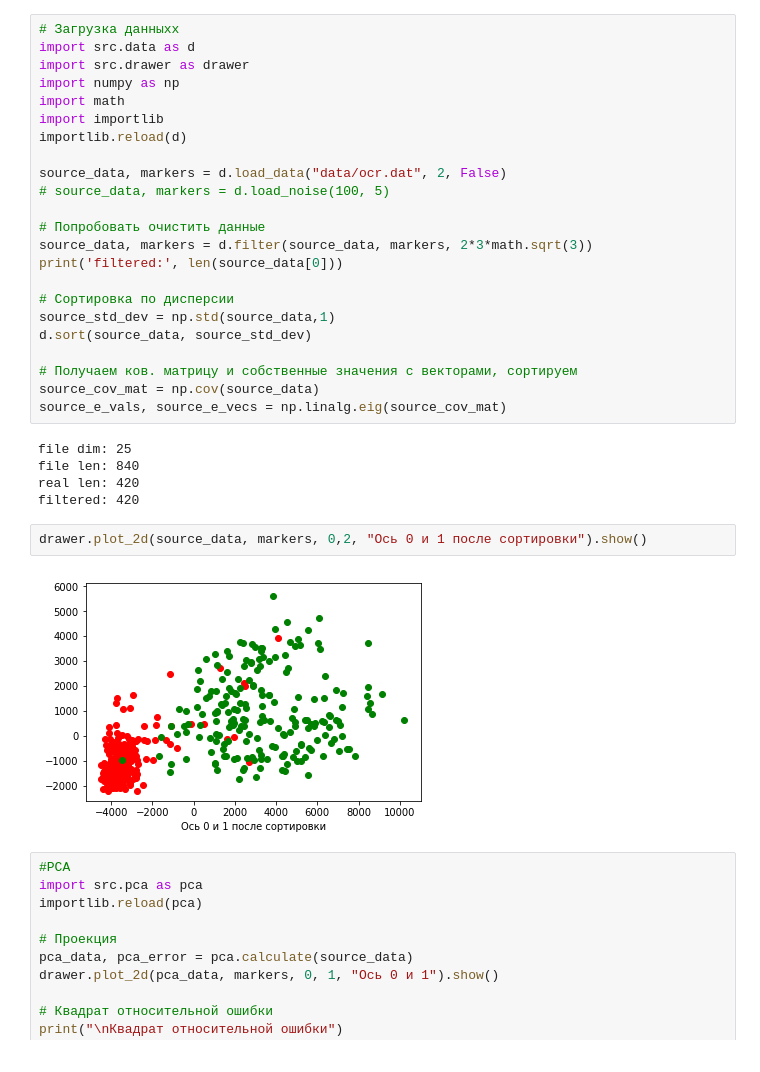
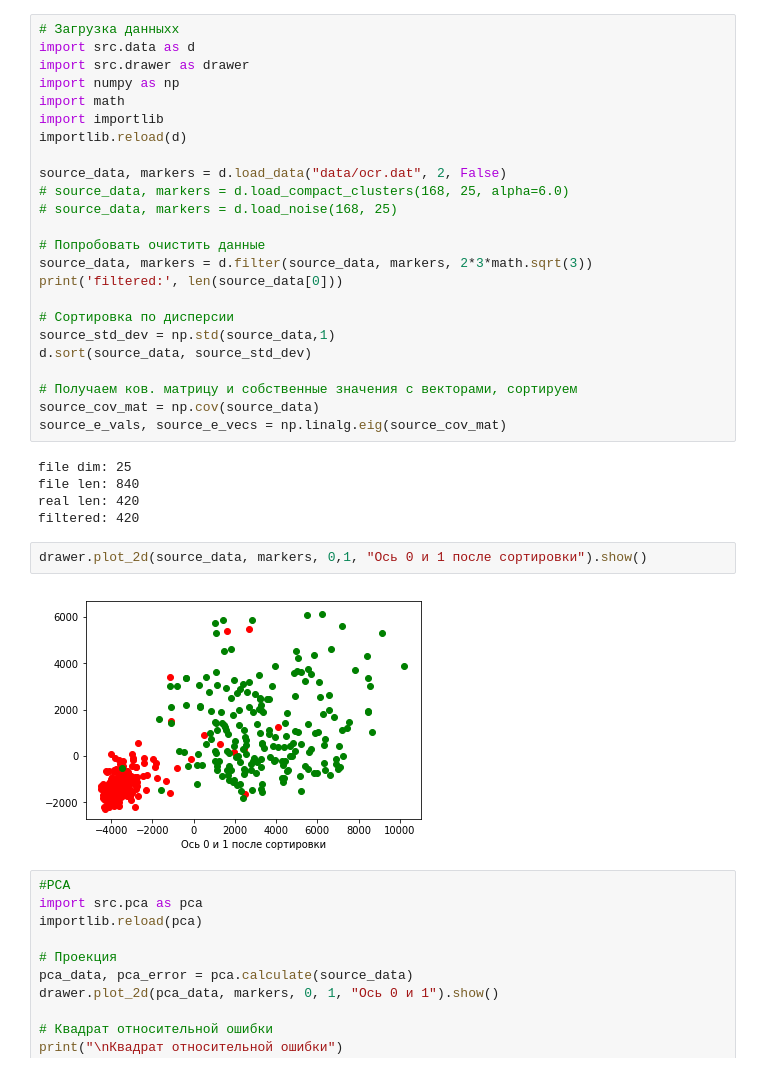
Before and after one commit to mestydone/dimensionality_reduction, a Jupyter notebook: DR.ipynb, the cells around one changed output. Cells and saved outputs as stored; diff of their text form.

```diff
--- a/DR.ipynb
+++ b/DR.ipynb
@@ -8,7 +8,8 @@ import importlib
 importlib.reload(d)
 
 source_data, markers = d.load_data("data/ocr.dat", 2, False)
-# source_data, markers = d.load_noise(100, 5)
+# source_data, markers = d.load_compact_clusters(168, 25, alpha=6.0)
+# source_data, markers = d.load_noise(168, 25)
 
 # Попробовать очистить данные
 source_data, markers = d.filter(source_data, markers, 2*3*math.sqrt(3))
@@ -27,9 +28,9 @@ file len: 840
 real len: 420
 filtered: 420
 # %%
-drawer.plot_2d(source_data, markers, 0,2, "Ось 0 и 1 после сортировки").show()
+drawer.plot_2d(source_data, markers, 0,1, "Ось 0 и 1 после сортировки").show()
 # %% [output]
-[figure, old version]
+[figure, new version]
 # %%
 #PCA
 import src.pca as pca
```
Also changed, not shown: parts of 4 cells of this notebook, 2 other files.
